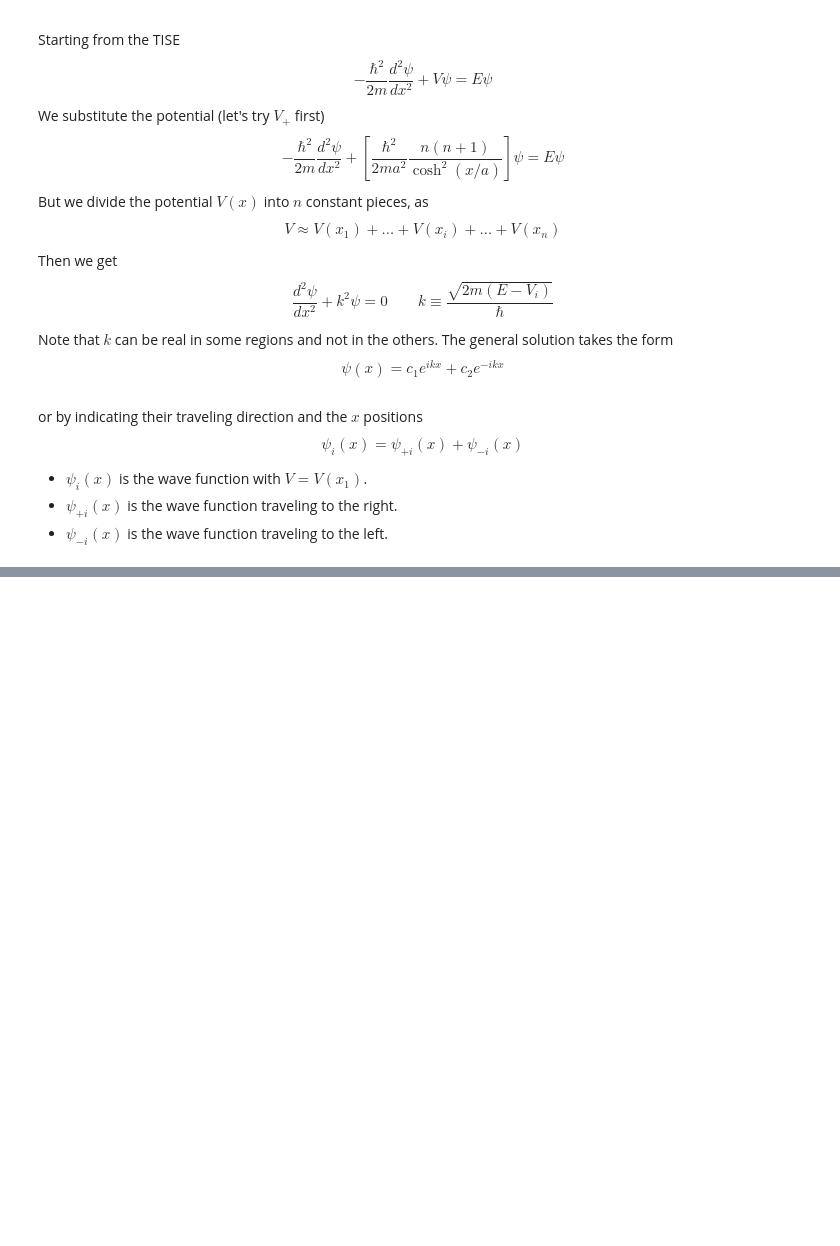
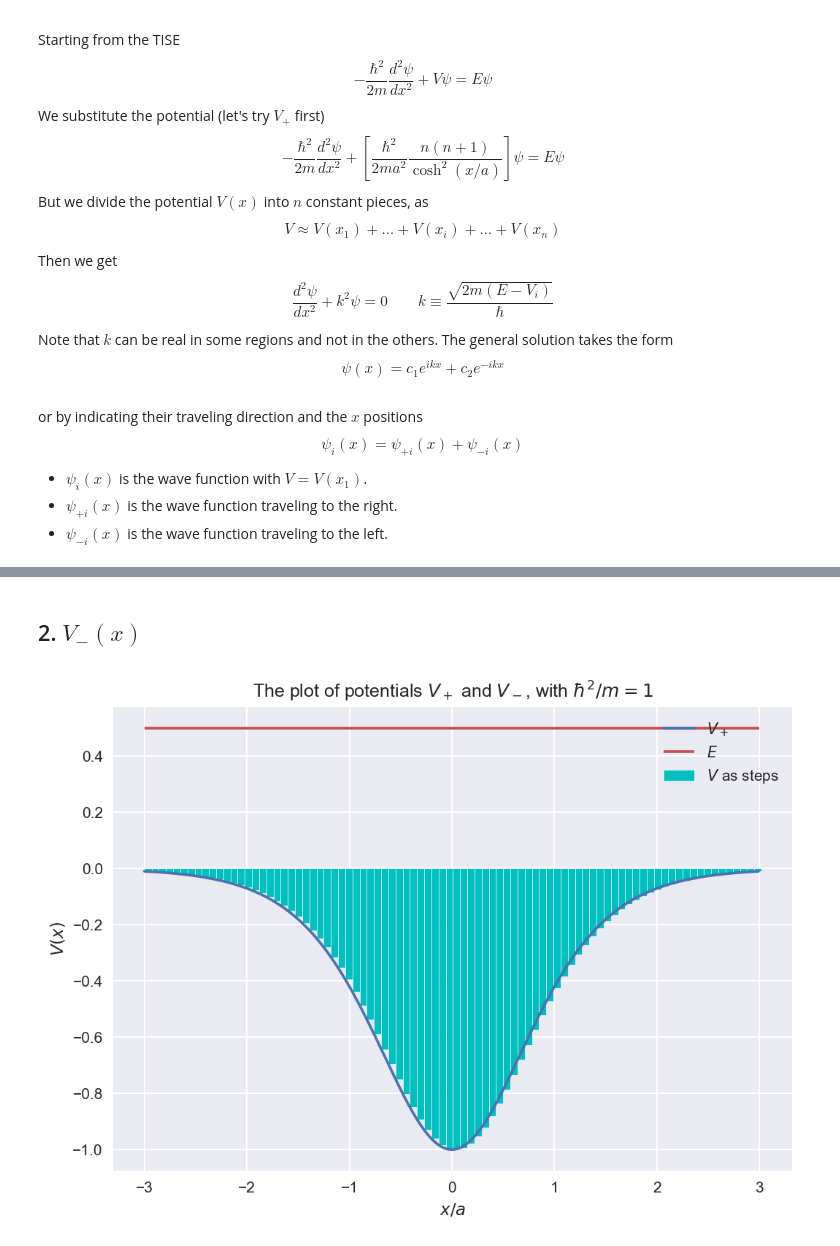
Before and after one commit to ammar-faifi/physics, a Jupyter notebook: PHYS410/HW1.ipynb, the cells around one changed output, grey strips where cells are left out. Saved outputs shown, nothing was run; the diff lists cells and outputs as text; code cells hidden in the pictures; blank space fills up the shorter version.

```diff
--- a/PHYS410/HW1.ipynb
+++ b/PHYS410/HW1.ipynb
@@ -138,0 +179,21 @@ plt.show()
+# %% [markdown]
+## 2. $V_-(x)$
+# %%
+plt.plot(x / a_, potential(x, a_, n, sign=-1), label="$V_+$",)
+plt.bar(
+    intervals,
+    potential(intervals, a_, n, sign=-1),
+    width=width,
+    color="c",
+    align='edge',
+    edgecolor="w",
+    label='$V$ as steps',
+)
+plt.hlines(E, -x_limit, x_limit, colors=['C2'], label='$E$')
+plt.title("The plot of potentials $V_+$ and $V_-$, with $\hbar^2/m = 1$")
+plt.legend()
+plt.ylabel("$V(x)$")
+plt.xlabel("$x/a$")
+plt.show()
+# %% [output]
+[figure, added]
```
Also changed, not shown: parts of 9 cells of this notebook.
